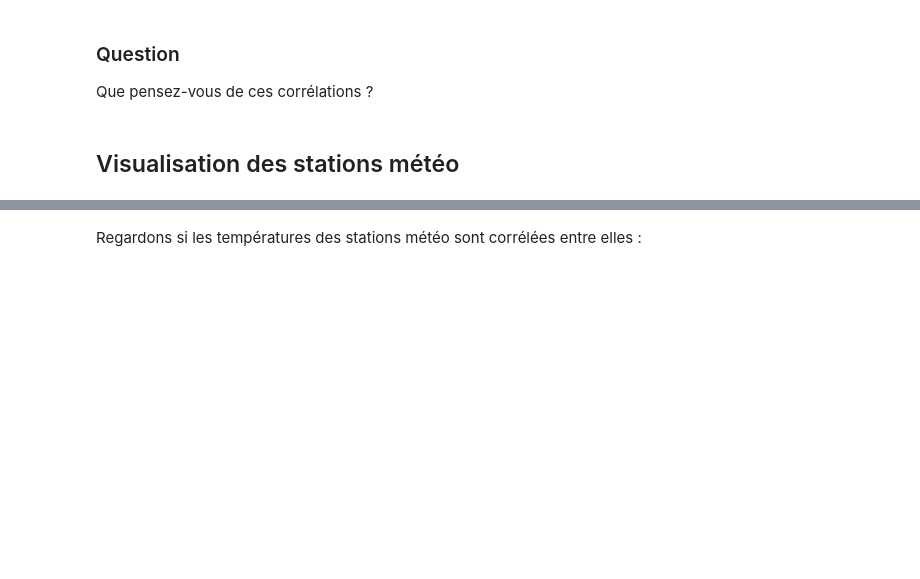
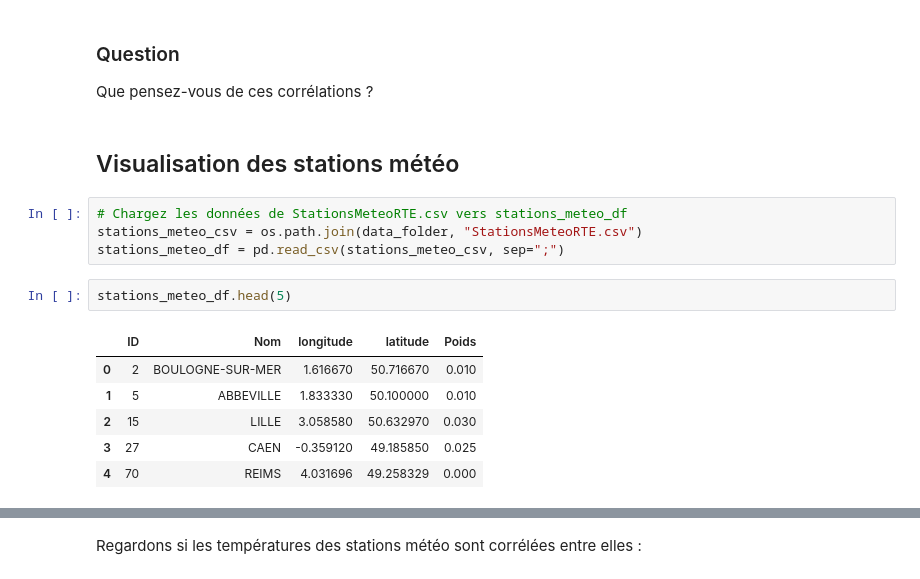
Before and after one commit to marota/TP_Formation_Conso_MachineLearning, a Jupyter notebook: TP1_Machine_learning.ipynb, the cells around one changed output, grey strips where cells are left out. Drawn from its saved outputs; the diff is of its cells as text; blank space fills up the shorter version.

```diff
--- a/TP1_Machine_learning.ipynb
+++ b/TP1_Machine_learning.ipynb
@@ -244,3 +358,16 @@ plot_scatter_load('lag1W')
 Que pensez-vous de ces corrélations ?
 # %% [markdown]
 ## Visualisation des stations météo
+# %%
+# Chargez les données de StationsMeteoRTE.csv vers stations_meteo_df
+stations_meteo_csv = os.path.join(data_folder, "StationsMeteoRTE.csv")
+stations_meteo_df = pd.read_csv(stations_meteo_csv, sep=";")
+# %%
+stations_meteo_df.head(5)
+# %% [output]
+|  | ID | Nom | longitude | latitude | Poids |
+| 0 | 2 | BOULOGNE-SUR-MER | 1.616670 | 50.716670 | 0.010 |
+| 1 | 5 | ABBEVILLE | 1.833330 | 50.100000 | 0.010 |
+| 2 | 15 | LILLE | 3.058580 | 50.632970 | 0.030 |
+| 3 | 27 | CAEN | -0.359120 | 49.185850 | 0.025 |
+| 4 | 70 | REIMS | 4.031696 | 49.258329 | 0.000 |
```
Also changed, not shown: parts of 25 cells of this notebook, 1 other file.
